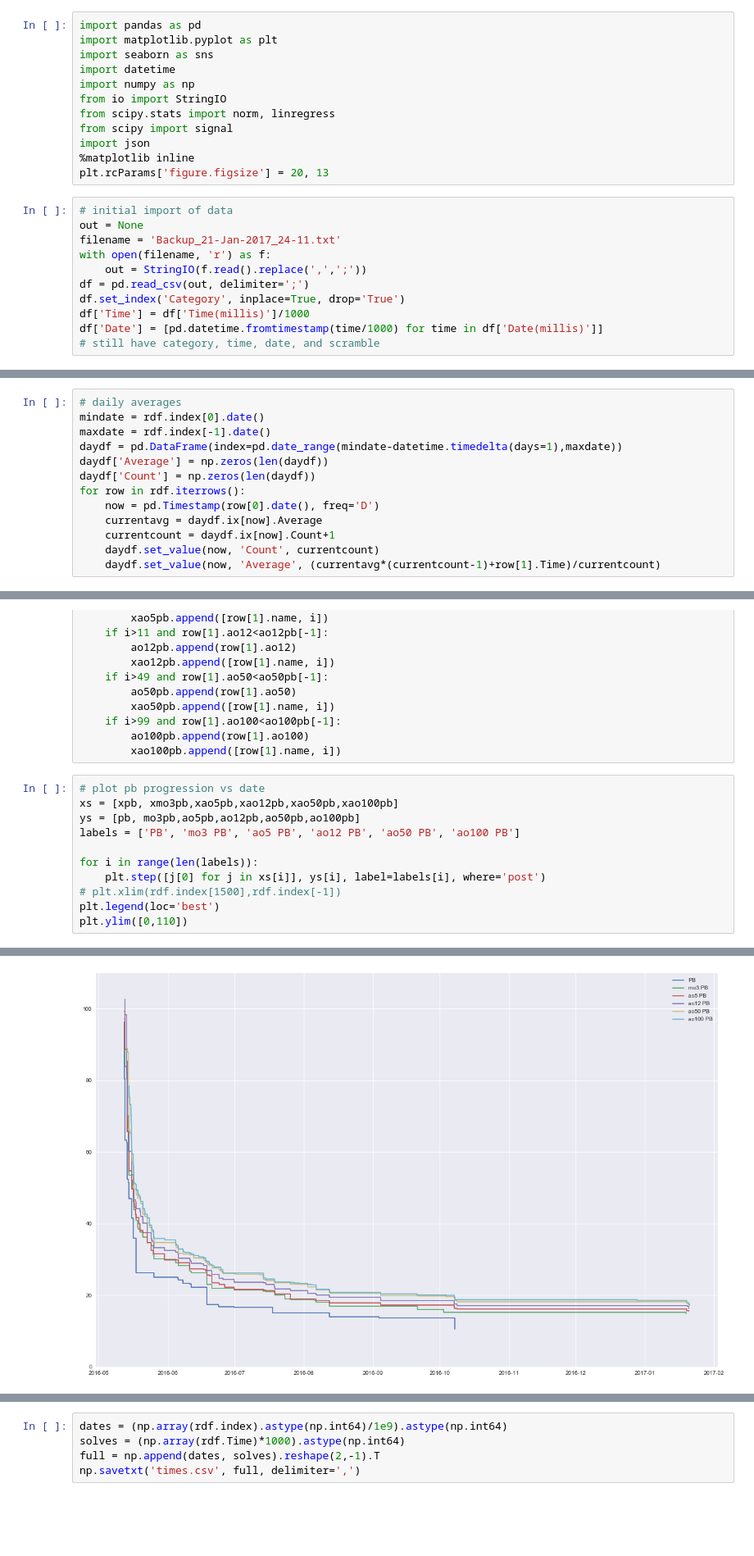
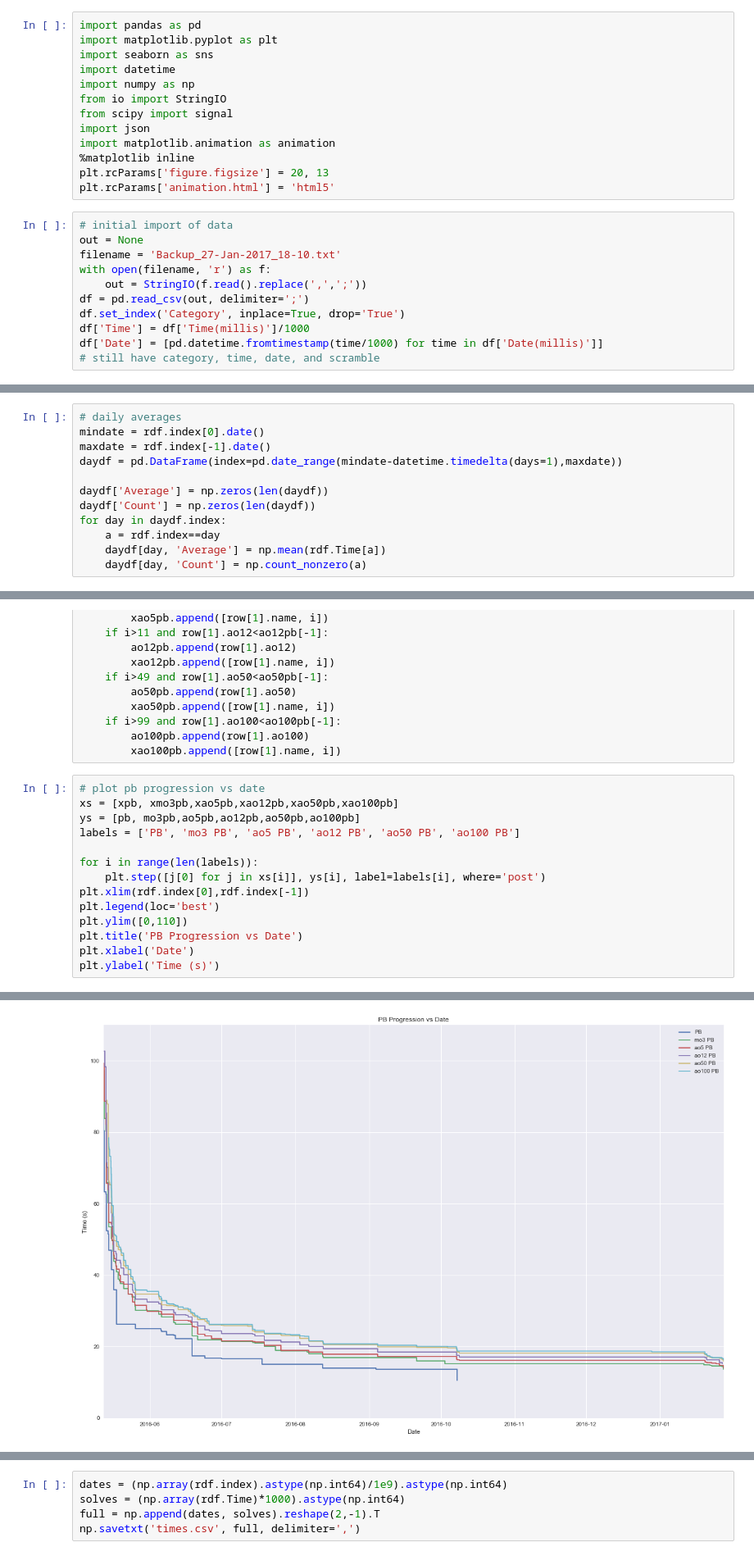
Before and after one commit to cnapun/cube-plots, a Jupyter notebook: cubetimes.ipynb, the cells around one changed output, grey strips where cells are left out. Shown at 82% size. Drawn from its saved outputs; the diff is of its cells as text; blank space fills up the shorter version.

```diff
--- a/cubetimes.ipynb
+++ b/cubetimes.ipynb
@@ -5,15 +5,16 @@ import seaborn as sns
 import datetime
 import numpy as np
 from io import StringIO
-from scipy.stats import norm, linregress
 from scipy import signal
 import json
+import matplotlib.animation as animation
 %matplotlib inline
 plt.rcParams['figure.figsize'] = 20, 13
+plt.rcParams['animation.html'] = 'html5'
 # %%
 # initial import of data
 out = None
-filename = 'Backup_21-Jan-2017_24-11.txt'
+filename = 'Backup_27-Jan-2017_18-10.txt'
 with open(filename, 'r') as f:
     out = StringIO(f.read().replace(',',';'))
 df = pd.read_csv(out, delimiter=';')
@@ -76,13 +77,12 @@ rdf.tail()
 mindate = rdf.index[0].date()
 maxdate = rdf.index[-1].date()
 daydf = pd.DataFrame(index=pd.date_range(mindate-datetime.timedelta(days=1),maxdate))
+
 daydf['Average'] = np.zeros(len(daydf))
 daydf['Count'] = np.zeros(len(daydf))
-for row in rdf.iterrows():
-    now = pd.Timestamp(row[0].date(), freq='D')
-    currentavg = daydf.ix[now].Average
-    currentcount = daydf.ix[now].Count+1
-    daydf.set_value(now, 'Count', currentcount)
-    daydf.set_value(now, 'Average', (currentavg*(currentcount-1)+row[1].Time)/currentcount)
+for day in daydf.index:
+    a = rdf.index==day
+    daydf[day, 'Average'] = np.mean(rdf.Time[a])
+    daydf[day, 'Count'] = np.count_nonzero(a)
 # %%
 # plot solves
@@ -215,7 +262,10 @@ labels = ['PB', 'mo3 PB', 'ao5 PB', 'ao12 PB', 'ao50 PB', 'ao100 PB']
 
 for i in range(len(labels)):
     plt.step([j[0] for j in xs[i]], ys[i], label=labels[i], where='post')
-# plt.xlim(rdf.index[1500],rdf.index[-1])
+plt.xlim(rdf.index[0],rdf.index[-1])
 plt.legend(loc='best')
 plt.ylim([0,110])
+plt.title('PB Progression vs Date')
+plt.xlabel('Date')
+plt.ylabel('Time (s)')
 # %% [output]
@@ -223,4 +273,4 @@ plt.ylim([0,110])
-[figure, old version]
+[figure, new version]
 # %%
 # plot pb progression vs solve num
 xs = [xpb, xmo3pb,xao5pb,xao12pb,xao50pb,xao100pb]
```
Also changed, not shown: parts of 11 cells of this notebook, 1 other file.
